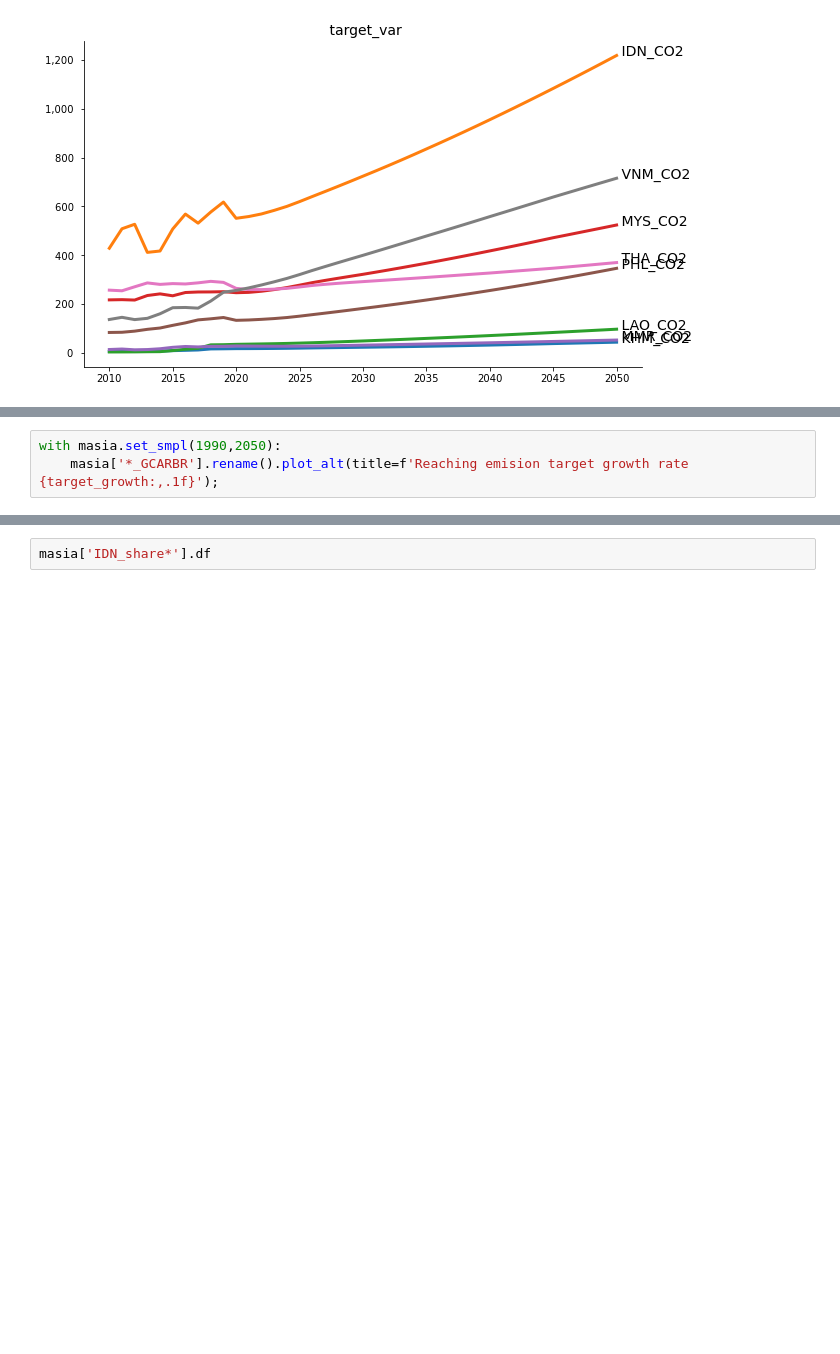
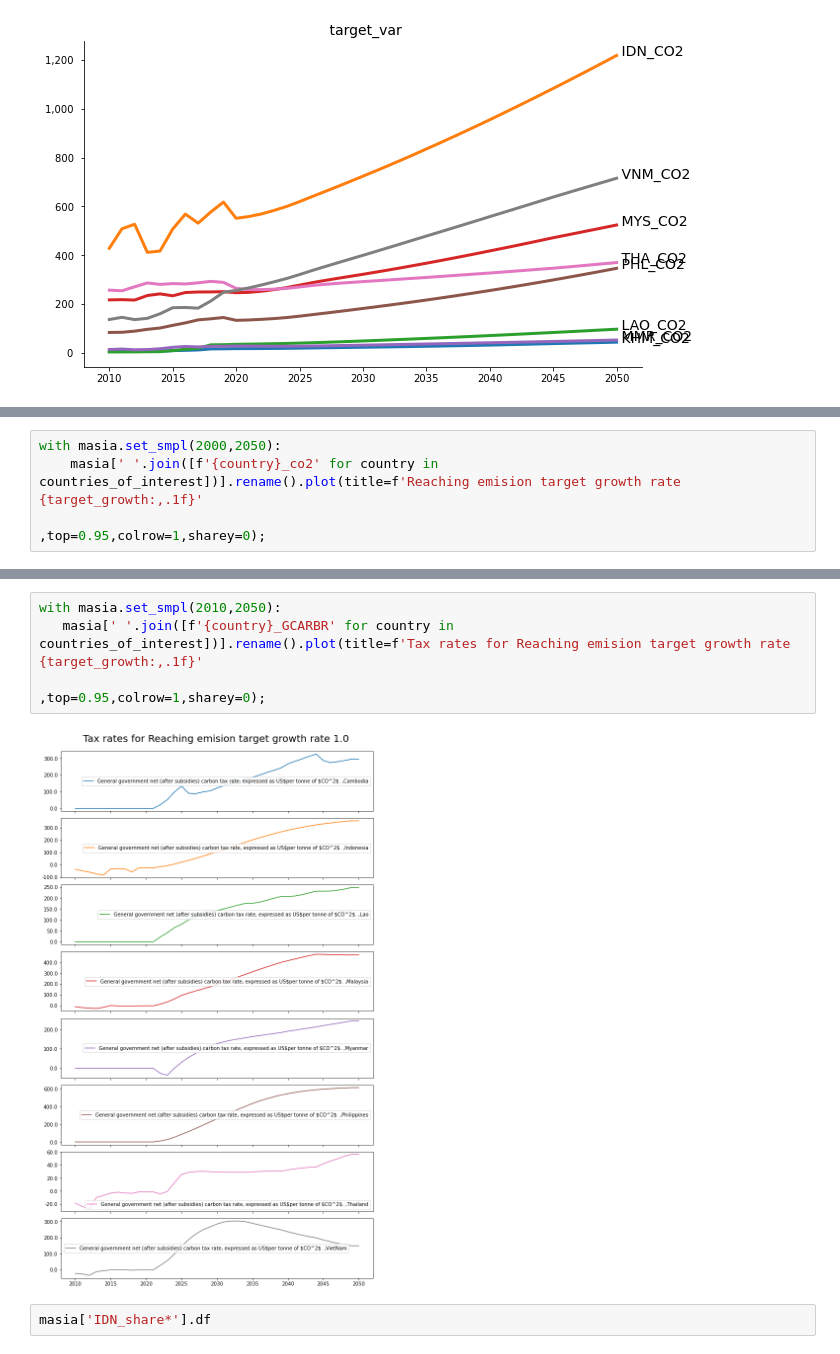
Before and after one commit to IbHansen/UNESCAP-Asia, a Jupyter notebook: Asia/Invert tax and emmision-world-countries.ipynb, the cells around one changed output, grey strips where cells are left out. Saved outputs shown, nothing was run; the diff lists cells and outputs as text; blank space fills up the shorter version.

```diff
--- a/Asia/Invert tax and emmision-world-countries.ipynb
+++ b/Asia/Invert tax and emmision-world-countries.ipynb
@@ -241,4 +122,5 @@ with masia.set_smpl(1990,2050):
 # %%
-with masia.set_smpl(1990,2050):
-    masia['*_GCARBR'].rename().plot_alt(title=f'Reaching emision target growth rate {target_growth:,.1f}');
+with masia.set_smpl(2000,2050):
+    masia[' '.join([f'{country}_co2' for country in countries_of_interest])].rename().plot(title=f'Reaching emision target growth rate {target_growth:,.1f}'
+                                                                                           ,top=0.95,colrow=1,sharey=0);
 # %% [output]
@@ -246,3 +128,9 @@ with masia.set_smpl(1990,2050):
+# %%
+with masia.set_smpl(2010,2050):
+   masia[' '.join([f'{country}_GCARBR' for country in countries_of_interest])].rename().plot(title=f'Tax rates for Reaching emision target growth rate {target_growth:,.1f}'
+                                                                                           ,top=0.95,colrow=1,sharey=0);
+# %% [output]
+[figure, added]
 # %%
 masia['IDN_share*'].df
 # %% [markdown]
```
Also changed, not shown: parts of 14 cells of this notebook, 4 other files.
